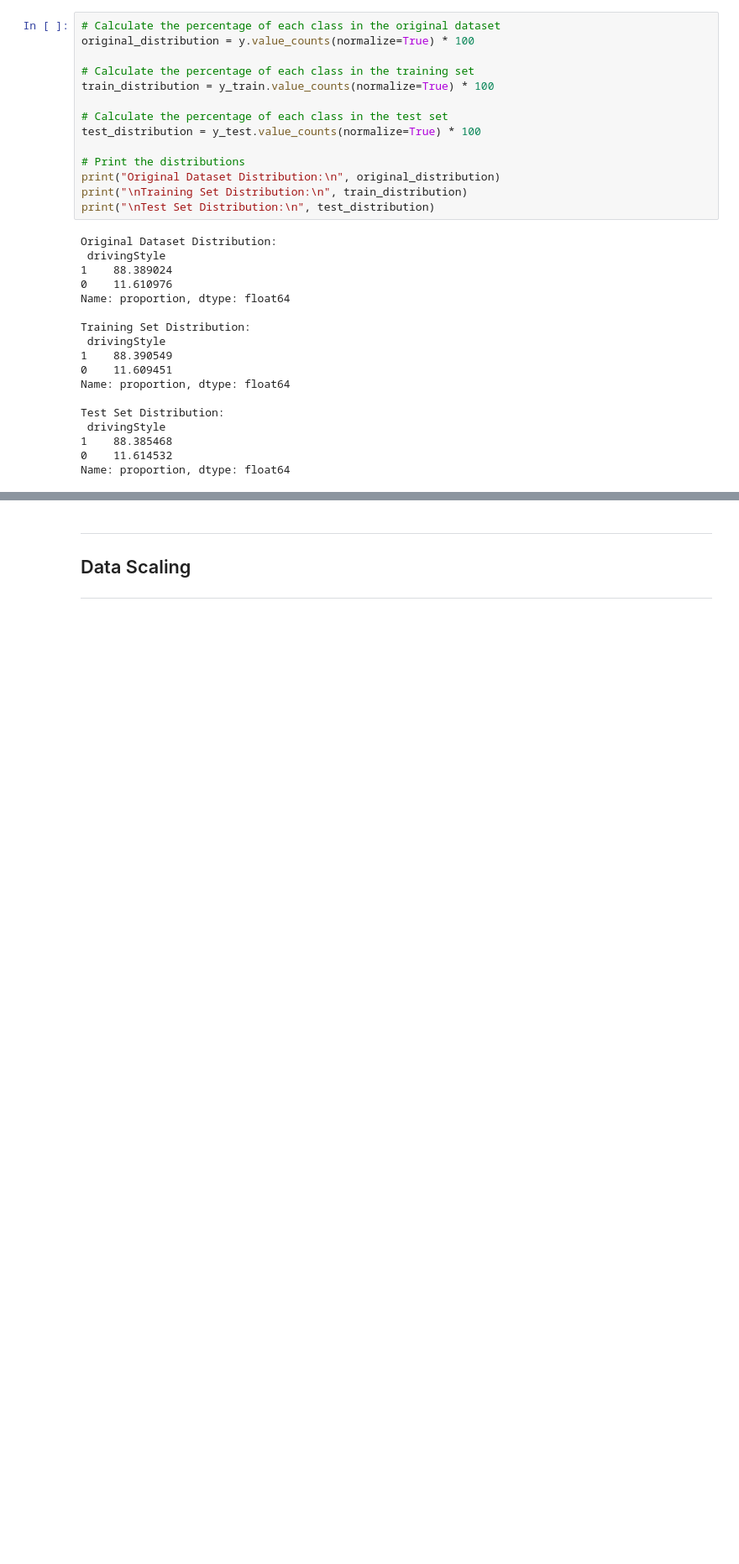
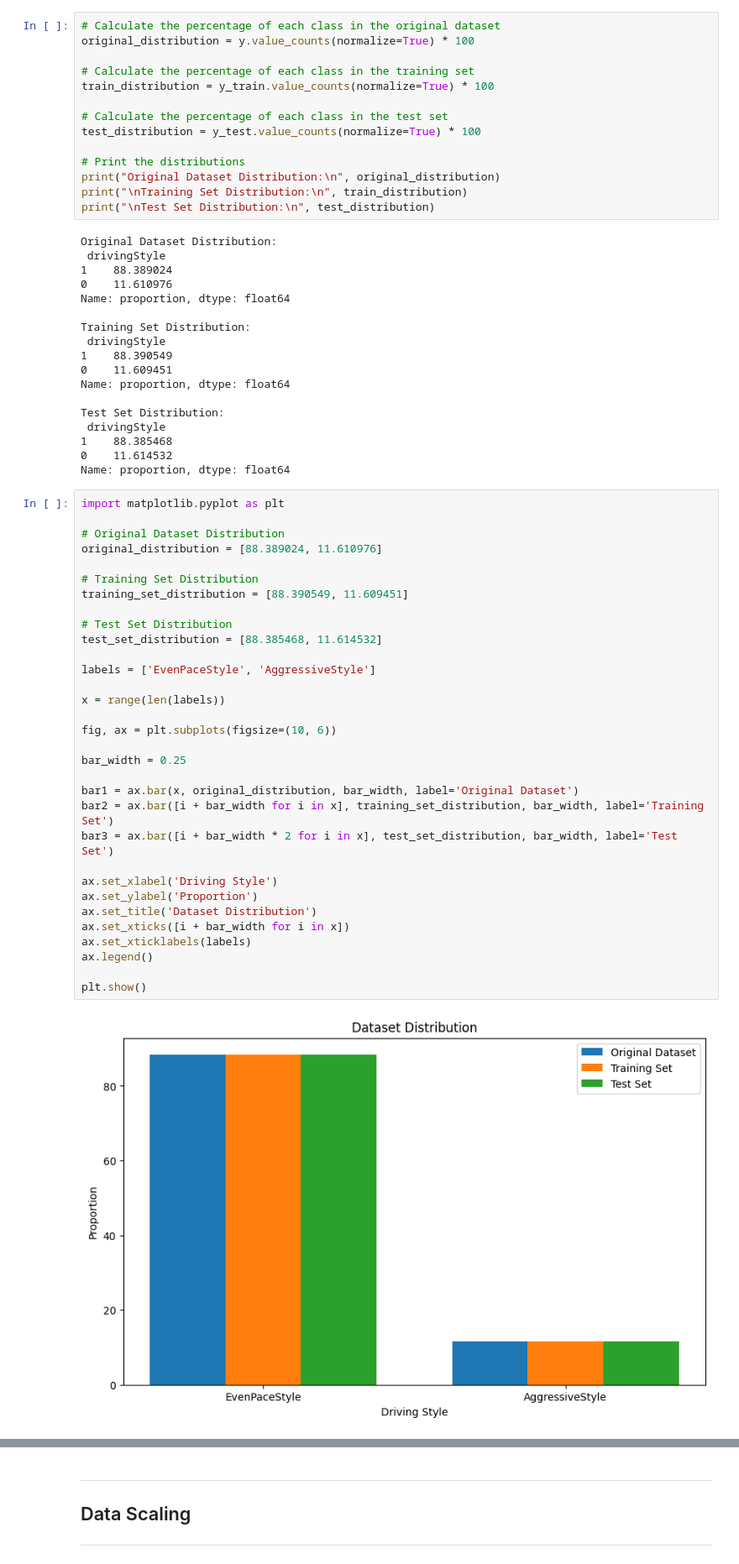
Before and after one commit to Owen-kc/GUI-Project, a Jupyter notebook: code.ipynb, the cells around one changed output, grey strips where cells are left out. Shown at 84% size. Saved outputs shown, nothing was run; the diff lists cells and outputs as text; blank space fills up the shorter version.

```diff
--- a/code.ipynb
+++ b/code.ipynb
@@ -253,3 +253,37 @@ Test Set Distribution:
 1    88.385468
 0    11.614532
 Name: proportion, dtype: float64
+# %%
+import matplotlib.pyplot as plt
+
+# Original Dataset Distribution
+original_distribution = [88.389024, 11.610976]
+
+# Training Set Distribution
+training_set_distribution = [88.390549, 11.609451]
+
+# Test Set Distribution
+test_set_distribution = [88.385468, 11.614532]
+
+labels = ['EvenPaceStyle', 'AggressiveStyle']
+
+x = range(len(labels))
+
+fig, ax = plt.subplots(figsize=(10, 6))
+
+bar_width = 0.25
+
+bar1 = ax.bar(x, original_distribution, bar_width, label='Original Dataset')
+bar2 = ax.bar([i + bar_width for i in x], training_set_distribution, bar_width, label='Training Set')
+bar3 = ax.bar([i + bar_width * 2 for i in x], test_set_distribution, bar_width, label='Test Set')
+
+ax.set_xlabel('Driving Style')
+ax.set_ylabel('Proportion')
+ax.set_title('Dataset Distribution')
+ax.set_xticks([i + bar_width for i in x])
+ax.set_xticklabels(labels)
+ax.legend()
+
+plt.show()
+# %% [output]
+[figure, added]
```
Also changed, not shown: parts of 18 cells of this notebook, 8 other files.
